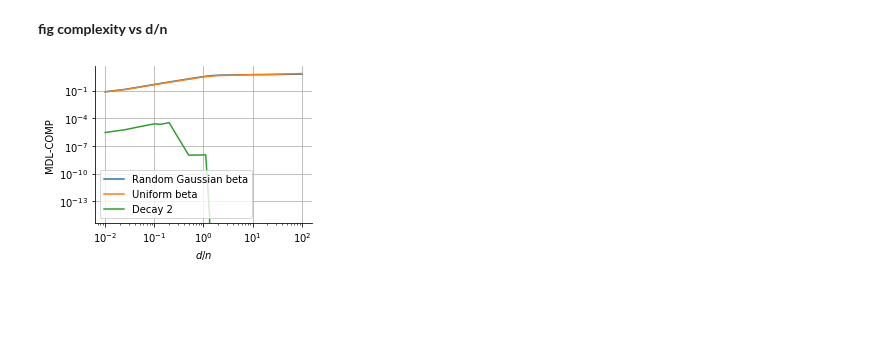
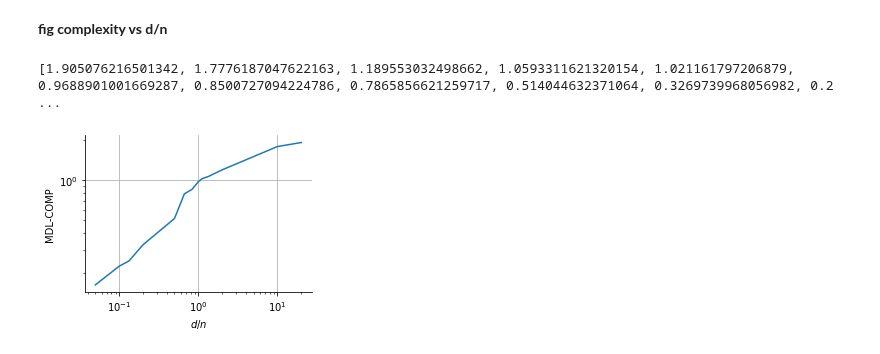
Before and after one commit to csinva/mdl-complexity, a Jupyter notebook: 07_explore_real.ipynb, the cells around one changed output. Saved outputs shown, nothing was run; the diff lists cells and outputs as text; code cells hidden in the pictures; blank space fills up the shorter version.

```diff
--- a/07_explore_real.ipynb
+++ b/07_explore_real.ipynb
@@ -27,0 +30,29 @@ X, _ = pmlb.fetch_data(dset, return_X_y=True)
+# %%
+def load_h5(fname):
+    f = h5py.File(fname, 'r')
+    data = np.array(f['data'])
+    f.close()
+    return data
+
+out_dir = '/scratch/users/vision/data/gallant/vim_2_crcns'
+
+# for fmri data
+X = np.array(loadmat(oj(out_dir, 'mot_energy_feats_st.mat'))['S_fin'])
+X_test = np.array(loadmat(oj(out_dir, 'mot_energy_feats_sv.mat'))['S_fin'])
+
+'''
+resps_name = oj(out_dir, 'VoxelResponses_subject1.mat')
+Y_train = np.array(tables.open_file(resps_name).get_node(f'/rt')[:]) # training responses: 73728 (voxels) x 7200 (timepoints)
+Y_test = np.array(tables.open_file(resps_name).get_node(f'/rv')[:])
+'''
+
+# response
+Y_train = load_h5(oj(out_dir, 'rt_norm.h5')) # training responses: 73728 (voxels) x 7200 (timepoints)
+Y_test = load_h5(oj(out_dir, 'rv_norm.h5') )
+sigmas = load_h5(oj(out_dir, f'out_rva_sigmas.h5'))
+# (U, alphas, _) = pkl.load(open(oj(out_dir, f'decomp_mot_energy.pkl'), 'rb'))
+
+
+# for mnist data
+# dset = 'mnist'
+# X, _ = pmlb.fetch_data(dset, return_X_y=True)
@@ -65,34 +137,39 @@ for i, n_train_over_num_features in tqdm(enumerate(n_train_over_num_features_lis
 # %%
-r = {'mdl_comps': mdl_comps, 'n_train_over_num_features': n_train_over_num_features_list}
-pkl.dump(r, open(f'intermediate/{dset}_mdl_comps_decay2.pkl', 'wb'))
+# pkl.dump(r, open(f'intermediate/{dset}_mdl_comps_dstar=20.pkl', 'wb'))
 # %% [markdown]
 **fig complexity vs d/n**
 # %%
 plt.figure(figsize=(4, 3))
 # plt.axhline(df.mse_zero.values[0], lw=4, color='gray', alpha=0.4, label='trivial')
 # plt.title('A', fontweight='bold', loc='left')
 #         plt.plot(curve.loss_val, curve.mse_test, **kwargs) #np.square(curve.bias) + curve['var'], **kwargs)
 plt.ylabel('MDL-COMP')
 plt.xlabel('$d / n$') #\n(Number of features / Number of training points)')
 
-
-
+# r = pkl.load(open(f'intermediate/{dset}_mdl_comps_dstar=20.pkl', 'rb'))
+print(r['mdl_comps'])
+plt.plot(1/np.array(r['ratios']), r['mdl_comps'], label='Random Gaussian beta')
+'''
 r = pkl.load(open(f'intermediate/{dset}_mdl_comps.pkl', 'rb'))
 plt.plot(1/np.array(r['n_train_over_num_features']), r['mdl_comps'], label='Random Gaussian beta')
 r = pkl.load(open(f'intermediate/{dset}_mdl_comps_flat.pkl', 'rb'))
 plt.plot(1/np.array(r['n_train_over_num_features']), r['mdl_comps'], label='Uniform beta')
 r = pkl.load(open(f'intermediate/{dset}_mdl_comps_decay2.pkl', 'rb'))
 plt.plot(1/np.array(r['n_train_over_num_features']), r['mdl_comps'], label='Decay 2')
-plt.legend()
+'''
+
+
+# plt.legend()
 
 
 ax = plt.subplot(111)
 ax.spines['right'].set_visible(False)
 ax.spines['top'].set_visible(False)
 plt.xscale('log')
 plt.yscale('log')
 plt.grid()
 plt.tight_layout()
 # plt.savefig(oj(save_dir, 'fig_iid_comp.pdf'))
 # %% [output]
+[1.905076216501342, 1.7776187047622163, 1.189553032498662, 1.0593311621320154, 1.021161797206879, 0.9688901001669287, 0.8500727094224786, 0.7865856621259717, 0.514044632371064, 0.3269739968056982, 0.2 ...
-[figure, old version]
+[figure, new version]
```
Also changed, not shown: parts of 5 cells of this notebook, 5 other files.
